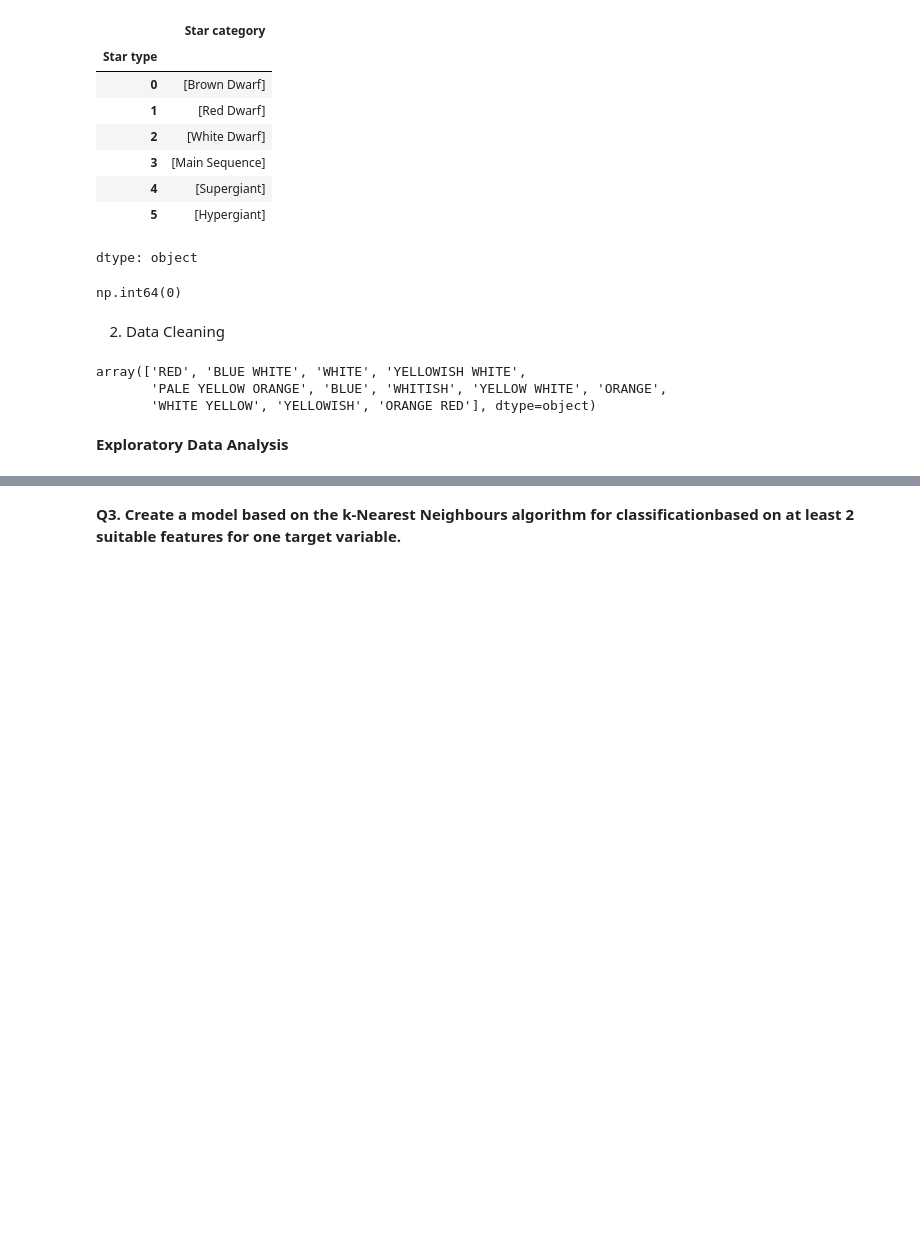
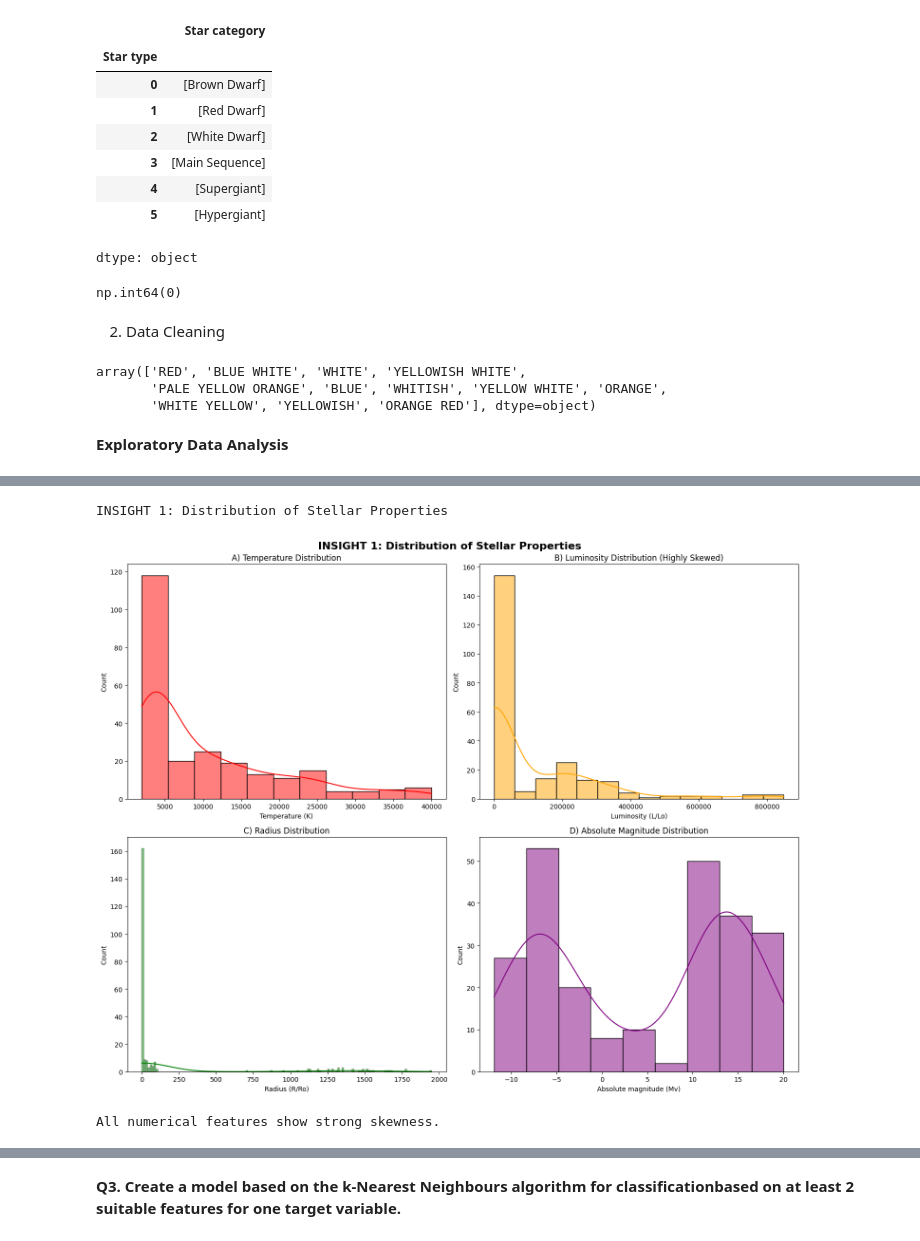
Before and after one commit to IreneWanjiruKariuki/AI-Coursework-2025, a Jupyter notebook: Stars_Classification.ipynb, the cells around one changed output, grey strips where cells are left out. Saved outputs shown, nothing was run; the diff lists cells and outputs as text; code cells hidden in the pictures; blank space fills up the shorter version.

```diff
--- a/Stars_Classification.ipynb
+++ b/Stars_Classification.ipynb
@@ -180,0 +137,39 @@ for col in numeric_cols:
+# %%
+# INSIGHT 1: Distribution of Stellar Properties
+print("\nINSIGHT 1: Distribution of Stellar Properties")
+# Create subplots for all histograms
+fig, axes = plt.subplots(2, 2, figsize=(15, 12))
+fig.suptitle('INSIGHT 1: Distribution of Stellar Properties', fontsize=16, fontweight='bold')
+
+# Temperature distribution
+sns.histplot(data=df, x='Temperature (K)', kde=True, ax=axes[0,0], color='red')
+axes[0,0].set_title('A) Temperature Distribution')
+axes[0,0].set_xlabel('Temperature (K)')
+axes[0,0].set_ylabel('Count')
+
+# Luminosity distribution (log scale for better visualization)
+sns.histplot(data=df, x='Luminosity (L/Lo)', kde=True, ax=axes[0,1], color='orange')
+axes[0,1].set_title('B) Luminosity Distribution (Highly Skewed)')
+axes[0,1].set_xlabel('Luminosity (L/Lo)')
+axes[0,1].set_ylabel('Count')
+
+# Radius distribution
+sns.histplot(data=df, x='Radius (R/Ro)', kde=True, ax=axes[1,0], color='green')
+axes[1,0].set_title('C) Radius Distribution')
+axes[1,0].set_xlabel('Radius (R/Ro)')
+axes[1,0].set_ylabel('Count')
+
+# Absolute magnitude distribution
+sns.histplot(data=df, x='Absolute magnitude (Mv)', kde=True, ax=axes[1,1], color='purple')
+axes[1,1].set_title('D) Absolute Magnitude Distribution')
+axes[1,1].set_xlabel('Absolute magnitude (Mv)')
+axes[1,1].set_ylabel('Count')
+
+plt.tight_layout()
+plt.show()
+
+print("All numerical features show strong skewness.")
+# %% [output]
+INSIGHT 1: Distribution of Stellar Properties
+[figure, added]
+All numerical features show strong skewness.
```
Also changed, not shown: parts of 43 cells of this notebook.
